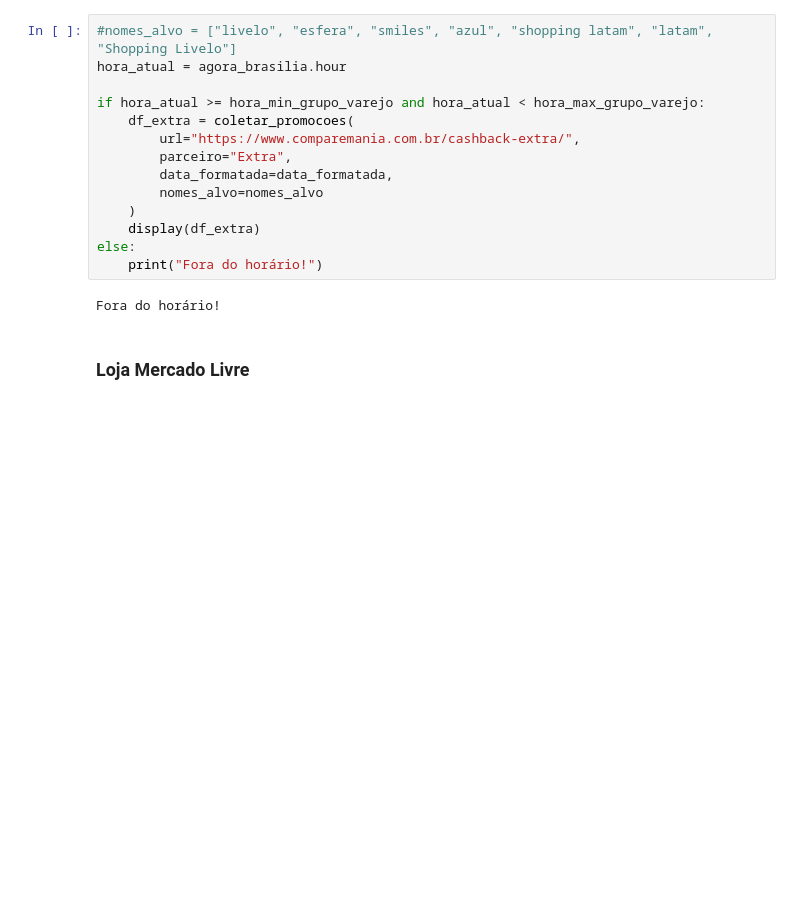
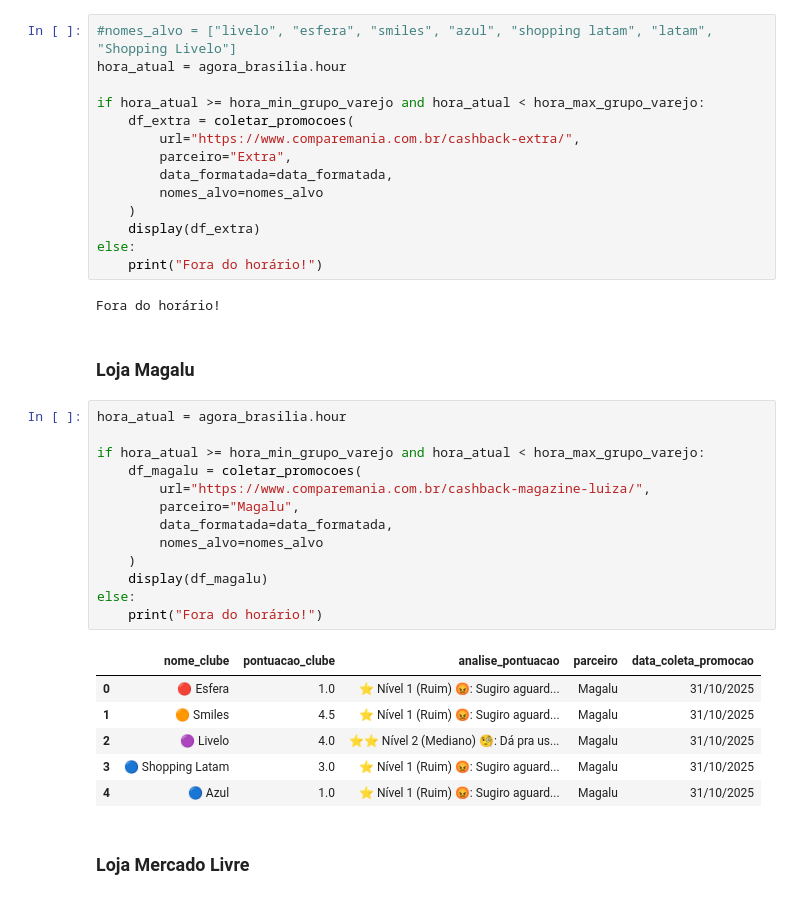
Before and after one commit to murillo-borges/webscraping-livelo-esfera, a Jupyter notebook: Webscraping_Whats_Milhas.ipynb, the cells around one changed output. Cells and saved outputs as stored; diff of their text form; blank space fills up the shorter version.

```diff
--- a/Webscraping_Whats_Milhas.ipynb
+++ b/Webscraping_Whats_Milhas.ipynb
@@ -699,6 +933,28 @@ else:
     print("Fora do horário!")
 # %% [output]
 Fora do horário!
+# %% [markdown]
+### Loja Magalu
+# %%
+hora_atual = agora_brasilia.hour
+
+if hora_atual >= hora_min_grupo_varejo and hora_atual < hora_max_grupo_varejo:
+    df_magalu = coletar_promocoes(
+        url="https://www.comparemania.com.br/cashback-magazine-luiza/",
+        parceiro="Magalu",
+        data_formatada=data_formatada,
+        nomes_alvo=nomes_alvo
+    )
+    display(df_magalu)
+else:
+    print("Fora do horário!")
+# %% [output]
+|  | nome_clube | pontuacao_clube | analise_pontuacao | parceiro | data_coleta_promocao |
+| 0 | 🔴 Esfera | 1.0 | ⭐ Nível 1 (Ruim) 😡: Sugiro aguard... | Magalu | 31/10/2025 |
+| 1 | 🟠 Smiles | 4.5 | ⭐ Nível 1 (Ruim) 😡: Sugiro aguard... | Magalu | 31/10/2025 |
+| 2 | 🟣 Livelo | 4.0 | ⭐⭐ Nível 2 (Mediano) 🧐: Dá pra us... | Magalu | 31/10/2025 |
+| 3 | 🔵 Shopping Latam | 3.0 | ⭐ Nível 1 (Ruim) 😡: Sugiro aguard... | Magalu | 31/10/2025 |
+| 4 | 🔵 Azul | 1.0 | ⭐ Nível 1 (Ruim) 😡: Sugiro aguard... | Magalu | 31/10/2025 |
 # %% [markdown]
 ### Loja Mercado Livre
 # %%
```
Also changed, not shown: parts of 29 cells of this notebook.
